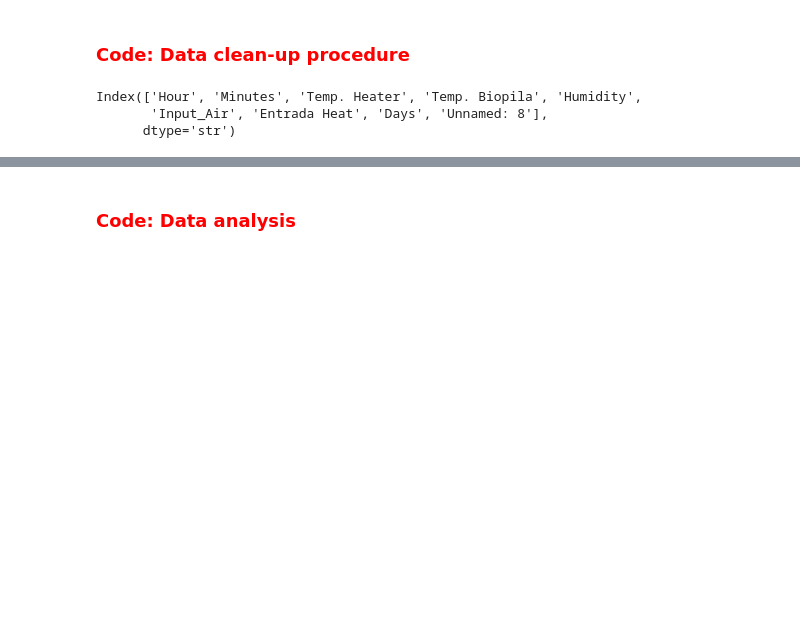
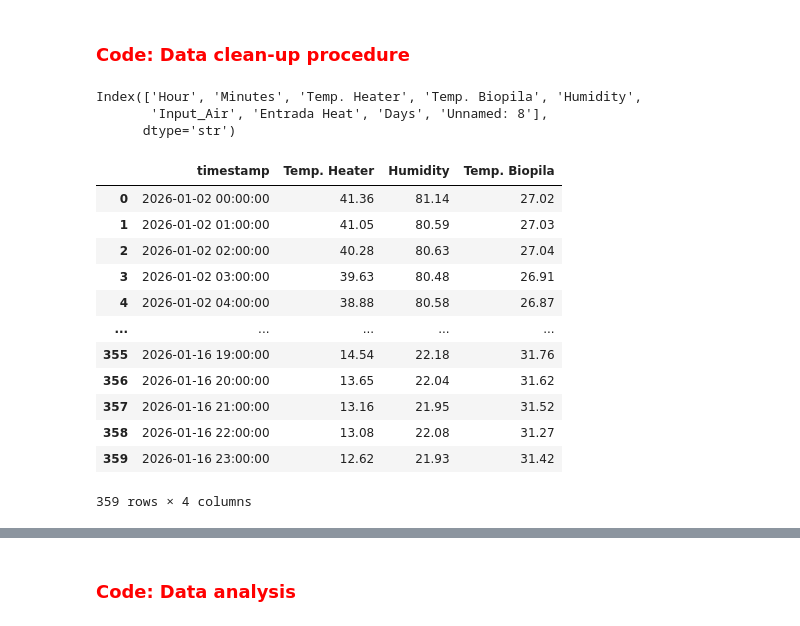
Before and after one commit to Compost-Coders/composting-coders, a Jupyter notebook: notebooks/jan_data_notebook/Dataset2_analysis.ipynb, the cells around one changed output, grey strips where cells are left out. Drawn from its saved outputs; the diff is of its cells as text; code cells hidden in the pictures; blank space fills up the shorter version.

```diff
--- a/notebooks/jan_data_notebook/Dataset2_analysis.ipynb
+++ b/notebooks/jan_data_notebook/Dataset2_analysis.ipynb
@@ -48 +67,17 @@ df["timestamp"] = (
+# %%
+df
+# %% [output]
+|  | timestamp | Temp. Heater | Humidity | Temp. Biopila |
+| 0 | 2026-01-02 00:00:00 | 41.36 | 81.14 | 27.02 |
+| 1 | 2026-01-02 01:00:00 | 41.05 | 80.59 | 27.03 |
+| 2 | 2026-01-02 02:00:00 | 40.28 | 80.63 | 27.04 |
+| 3 | 2026-01-02 03:00:00 | 39.63 | 80.48 | 26.91 |
+| 4 | 2026-01-02 04:00:00 | 38.88 | 80.58 | 26.87 |
+| ... | ... | ... | ... | ... |
+| 355 | 2026-01-16 19:00:00 | 14.54 | 22.18 | 31.76 |
+| 356 | 2026-01-16 20:00:00 | 13.65 | 22.04 | 31.62 |
+| 357 | 2026-01-16 21:00:00 | 13.16 | 21.95 | 31.52 |
+| 358 | 2026-01-16 22:00:00 | 13.08 | 22.08 | 31.27 |
+| 359 | 2026-01-16 23:00:00 | 12.62 | 21.93 | 31.42 |
+359 rows × 4 columns
 # %%
```
Also changed, not shown: parts of 16 cells of this notebook, 1 other file.
